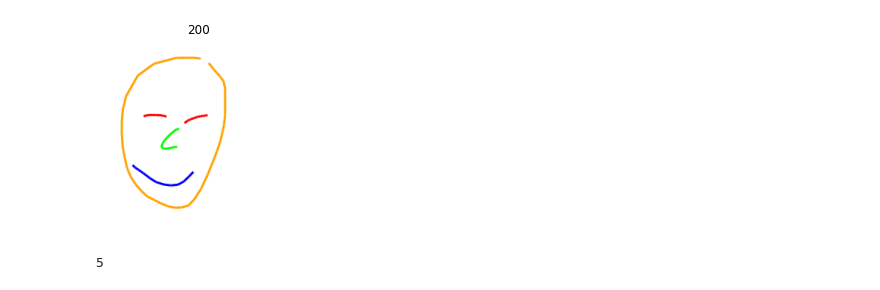
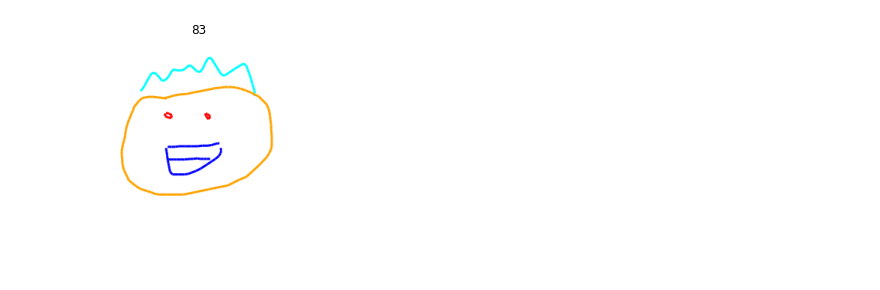
Before and after one commit to ErinZhang1998/sketch_collection, a Jupyter notebook: 07_01_analysis.ipynb, the cells around one changed output. Drawn from its saved outputs; the diff is of its cells as text; code cells hidden in the pictures.

```diff
--- a/07_01_analysis.ipynb
+++ b/07_01_analysis.ipynb
@@ -188,24 +313,17 @@ dfa[dfa['mse'] >= 10]
 # %%
-idx = 200
+idx = 83
 stroke_idx = 1
 # %%
 # print(dict(filter(lambda x: x[0][0] == idx, M_name.items())))
 
 rd.show_these_sketches(
     CONST.face_json,
     [idx],
     [str(idx)],
     [[]],
     num_pngs_per_row = 6,
     row_figsize = 4,
     column_figsize = 4,
 )
-
-strokes_spline_fitted = rd.process_quickdraw_to_stroke_no_normalize(
-    drawing_arr[idx],
-    b_spline_num_sampled_points=200,
-)
-print(len(strokes_spline_fitted))
 # %% [output]
-[figure, old version]
+[figure, new version]
-5
```
Also changed, not shown: parts of 61 cells of this notebook, 6 other files.
